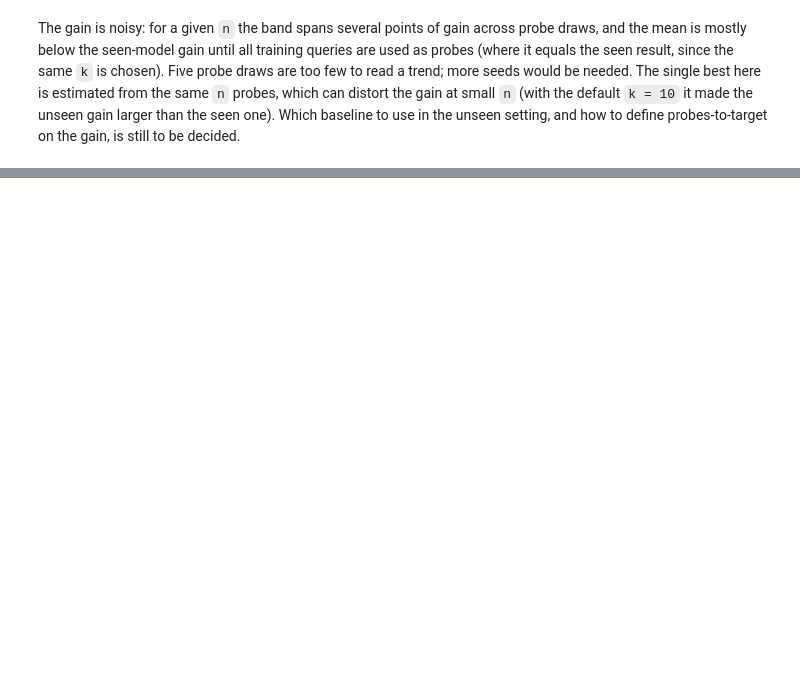
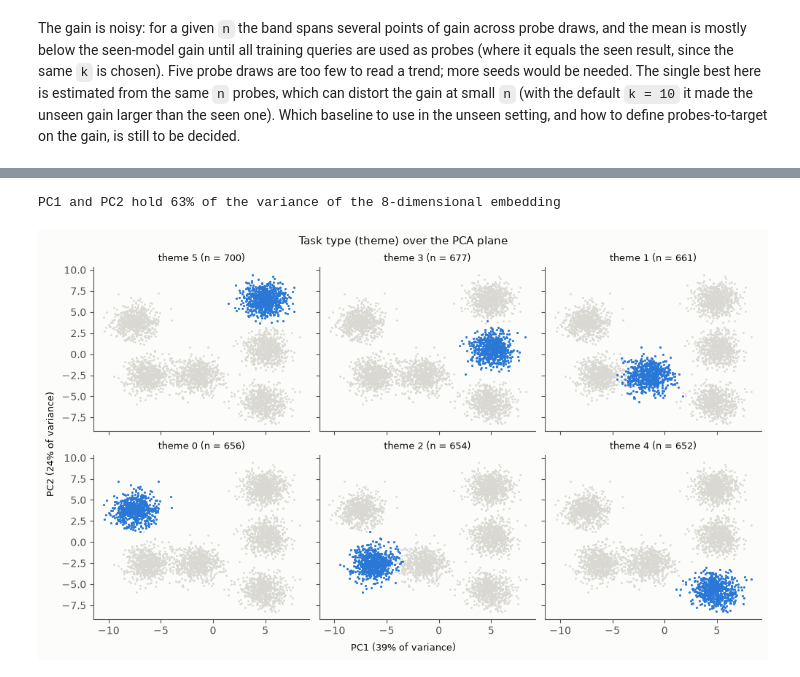
Before and after one commit to mpodolinsky/query-representation-learning, a Jupyter notebook: michal-harness/walkthrough.ipynb, the cells around one changed output, grey strips where cells are left out. Saved outputs shown, nothing was run; the diff lists cells and outputs as text; code cells hidden in the pictures; blank space fills up the shorter version.

```diff
--- a/michal-harness/walkthrough.ipynb
+++ b/michal-harness/walkthrough.ipynb
@@ -220,0 +212,15 @@ The single best here is estimated from the same `n` probes, which can distort th
+# %%
+import csv, tempfile
+from pathlib import Path
+
+out = Results(data, "synthetic", root=tempfile.mkdtemp())
+kw = dict(tune_k=True, k_grid=(10, 100, 300, 1000), n_boot=200)
+out.run("frozen", fit, **kw)
+out.run("frozen", fit, new_model="model2", n_probes=50, seed=0, **kw)
+
+print(out.dir.name)
+for p in sorted(out.dir.rglob("*")):
+    print("  ", p.relative_to(out.dir))
+print()
+for row in csv.DictReader(open(out.dir / "results.csv")):
+    print({key: (f"{float(v):.3f}" if key.startswith(("gain", "A")) and v else v) for key, v in row.items()})
@@ -220,0 +244,10 @@ The single best here is estimated from the same `n` probes, which can distort th
+# %%
+E = fit(data.models)(data.queries)
+Z, ratio = plots.pca_project(E, fit_idx=data.train)
+print(f"PC1 and PC2 hold {ratio.sum():.0%} of the variance of the {E.shape[1]}-dimensional embedding")
+
+themes = {t: f"theme {t}" for t in np.unique(data.theme)}
+fig = plots.plot_pca_groups(Z, ratio, data.theme, "Task type (theme) over the PCA plane", names=themes)
+# %% [output]
+PC1 and PC2 hold 63% of the variance of the 8-dimensional embedding
+[figure, added]
```
Also changed, not shown: parts of 28 cells of this notebook, 6 other files.
